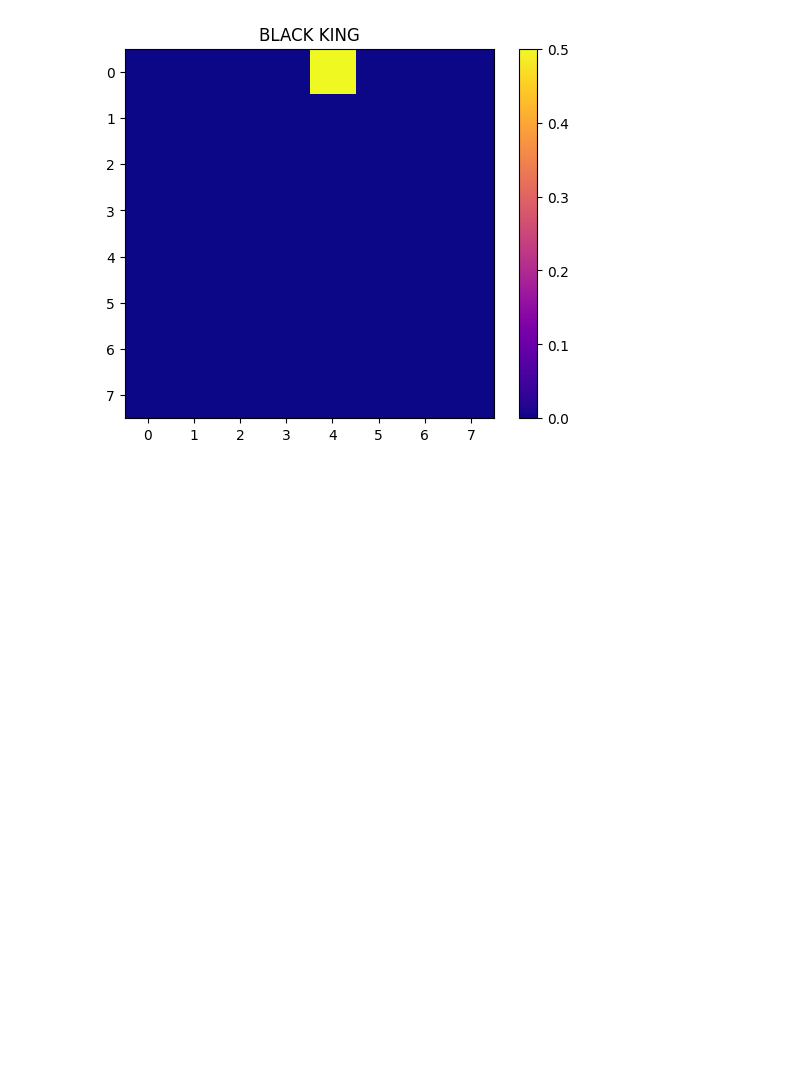
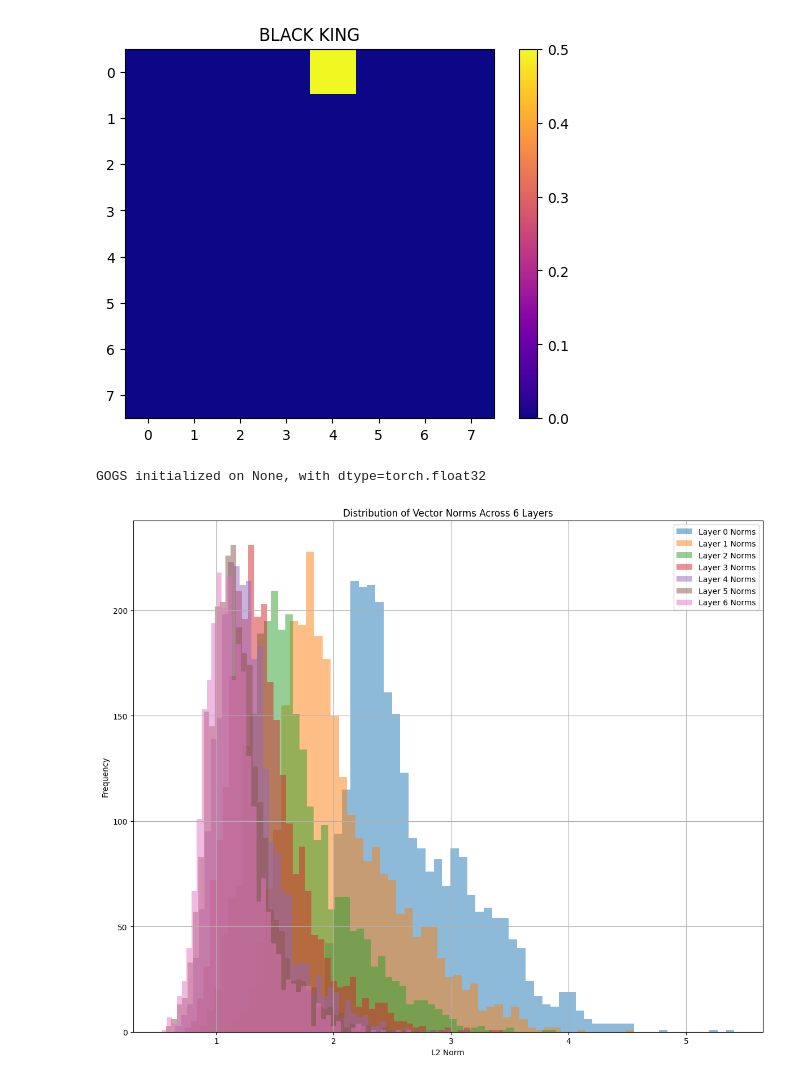
Before and after one commit to zachmccrth/SparseMate, a Jupyter notebook: test.ipynb, the cells around one changed output. Drawn from its saved outputs; the diff is of its cells as text; code cells hidden in the pictures; blank space fills up the shorter version.

```diff
--- a/test.ipynb
+++ b/test.ipynb
@@ -126,3 +126,83 @@ for j in range(1,7):
 [figure]
 [figure]
 [figure]
+# %%
+import torch
+import matplotlib.pyplot as plt
+from model_tools.truncated_leela import TruncatedModel
+from torch.utils.data import DataLoader
+from feature_evaluator import BoardActivationBuffer
+from dictionary_learning.dictionary import GOGS, DimensionReduction
+from my_datasets import DatasetsAPI
+
+# Dataset and model setup
+puzzle_dataset = DatasetsAPI.get("PuzzleDataset", "/home/zachary/PycharmProjects/SparseMate/my_datasets/datasets_data/lichess_puzzles/lichess_db_puzzle.csv")
+onnx_model_path = "/home/zachary/PycharmProjects/SparseMate/lc0.onnx"
+model: GOGS = GOGS.from_pretrained("/home/zachary/PycharmProjects/SparseMate/SAE_Models/0412_16:24_GOGSTrainer/ae.pt")
+dataloader = DataLoader(puzzle_dataset, batch_size=None, batch_sampler=None)
+submodule: TruncatedModel = TruncatedModel(onnx_model_path, layer=2)
+
+activation_buffer = BoardActivationBuffer(
+    data=iter(dataloader),
+    submodule=submodule,
+    d_submodule=768,
+    device="cuda",
+    size=100
+)
+
+single_layer = DimensionReduction(model.basis_set)
+
+# Buffers to store norms
+layer_norms = [[] for _ in range(7)]  # 0 = input, 1-6 = layer outputs
+diff_norms = [[] for _ in range(6)]   # 0 = diff between layer 0 and 1, etc.
+
+i = 0
+with torch.no_grad():
+    for _, activation_batch in activation_buffer:
+        current = activation_batch
+        layer_norms[0].append(torch.norm(current, dim=1))
+
+        for layer_index in range(6):
+            next_ = single_layer(current)
+            layer_norms[layer_index + 1].append(torch.norm(next_, dim=1))
+            diff_norms[layer_index].append(torch.norm(current - next_, dim=1))
+            current = next_
+
+        i += 1
+        if i > 40:
+            break
+
+# Concatenate all batches
+layer_norms = [torch.cat(norms).cpu().numpy() for norms in layer_norms]
+diff_norms = [torch.cat(norms).cpu().numpy() for norms in diff_norms]
+
+# Plotting
+plt.figure(figsize=(12, 10))
+
+# Plot all layer norms
+for i, norms in enumerate(layer_norms):
+    plt.hist(norms, bins=50, alpha=0.5, label=f'Layer {i} Norms')
+
+plt.xlabel('L2 Norm')
+plt.ylabel('Frequency')
+plt.title('Distribution of Vector Norms Across 6 Layers')
+plt.legend()
+plt.grid(True)
+plt.tight_layout()
+plt.show()
+
+# Plot diffs
+plt.figure(figsize=(12, 10))
+for i, norms in enumerate(diff_norms):
+    plt.hist(norms, bins=50, alpha=0.5, label=f'Diff Norms Layer {i} → {i+1}')
+
+plt.xlabel('L2 Norm of Difference')
+plt.ylabel('Frequency')
+plt.title('Distribution of Norm Differences Between Layers')
+plt.legend()
+plt.grid(True)
+plt.tight_layout()
+plt.show()
+# %% [output]
+GOGS initialized on None, with dtype=torch.float32
+[figure, added]
```
Also changed, not shown: parts of 8 cells of this notebook, 5 other files.
